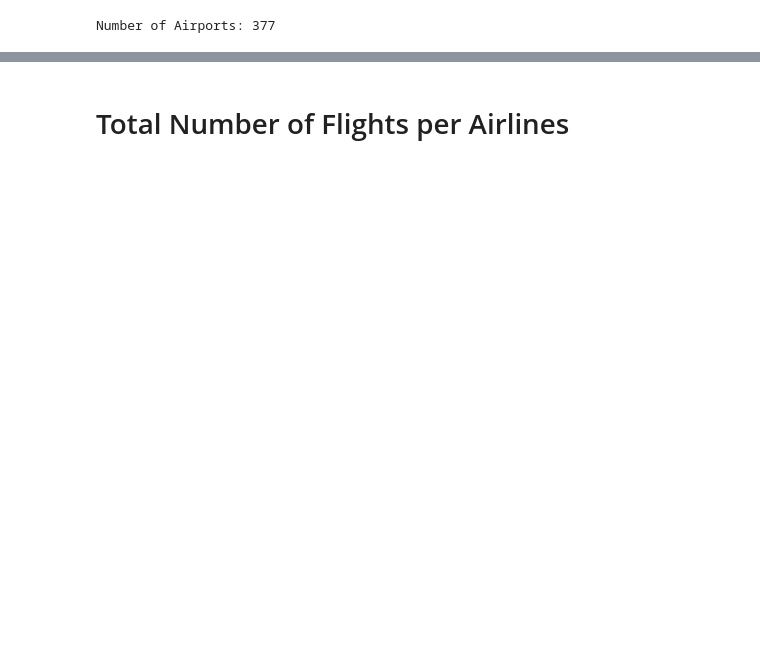
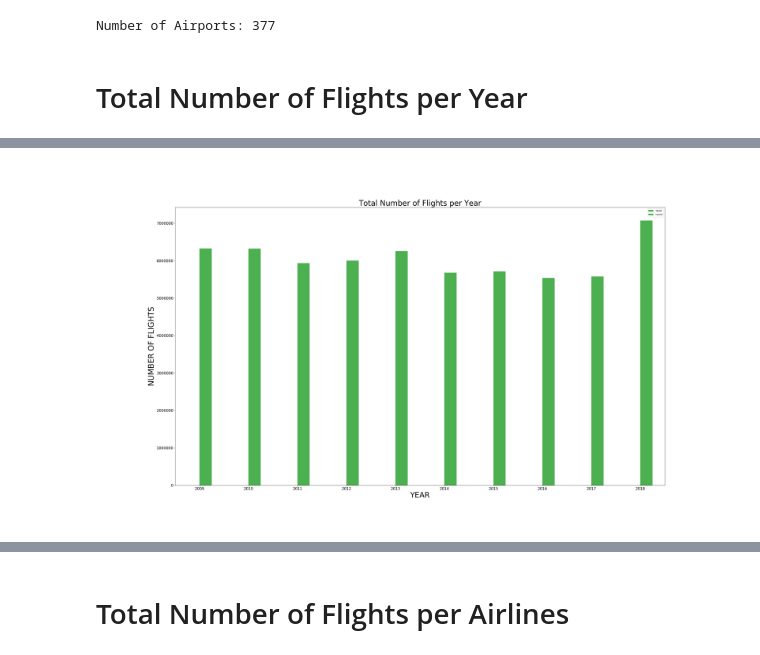
Before and after one commit to SDHANAWADE/flight_dalay_analysis, a Jupyter notebook: 2. EDA/eda1004.ipynb, the cells around one changed output, grey strips where cells are left out. Drawn from its saved outputs; the diff is of its cells as text; code cells hidden in the pictures; blank space fills up the shorter version.

```diff
--- a/2. EDA/EDA_Part1.ipynb
+++ b/2. EDA/eda1004.ipynb
@@ -84,3 +84,20 @@ print("Number of Airports:",dfap.distinct().count())
 # %% [output]
 [interactive output not drawn]
 Number of Airports: 377
+# %% [markdown]
+# Total Number of Flights per Year
+# %%
+df_pyear =df.groupBy('YEAR').count().orderBy(col('YEAR')).toPandas()
+plt.rcParams['figure.figsize'] = [35,20]
+df_pyear.plot.bar( color = "#4CAF50")
+plt.style.use('seaborn-deep')
+plt.title('Total Number of Flights per Year', fontsize=30)
+plt.xlabel('YEAR', fontsize=30)
+plt.ylabel('NUMBER OF FLIGHTS', fontsize=30)
+plt.rc('xtick',labelsize=35)
+plt.rc('ytick',labelsize=15)
+xpos = np.arange(len(df_pyear.YEAR))
+plt.xticks(xpos,df_pyear['YEAR'],rotation = 0)
+plt.show();
+%matplot plt
+# %% [output]
@@ -86,0 +105 @@ Number of Airports: 377
+[figure, added]
```
Also changed, not shown: parts of 8 cells of this notebook.
